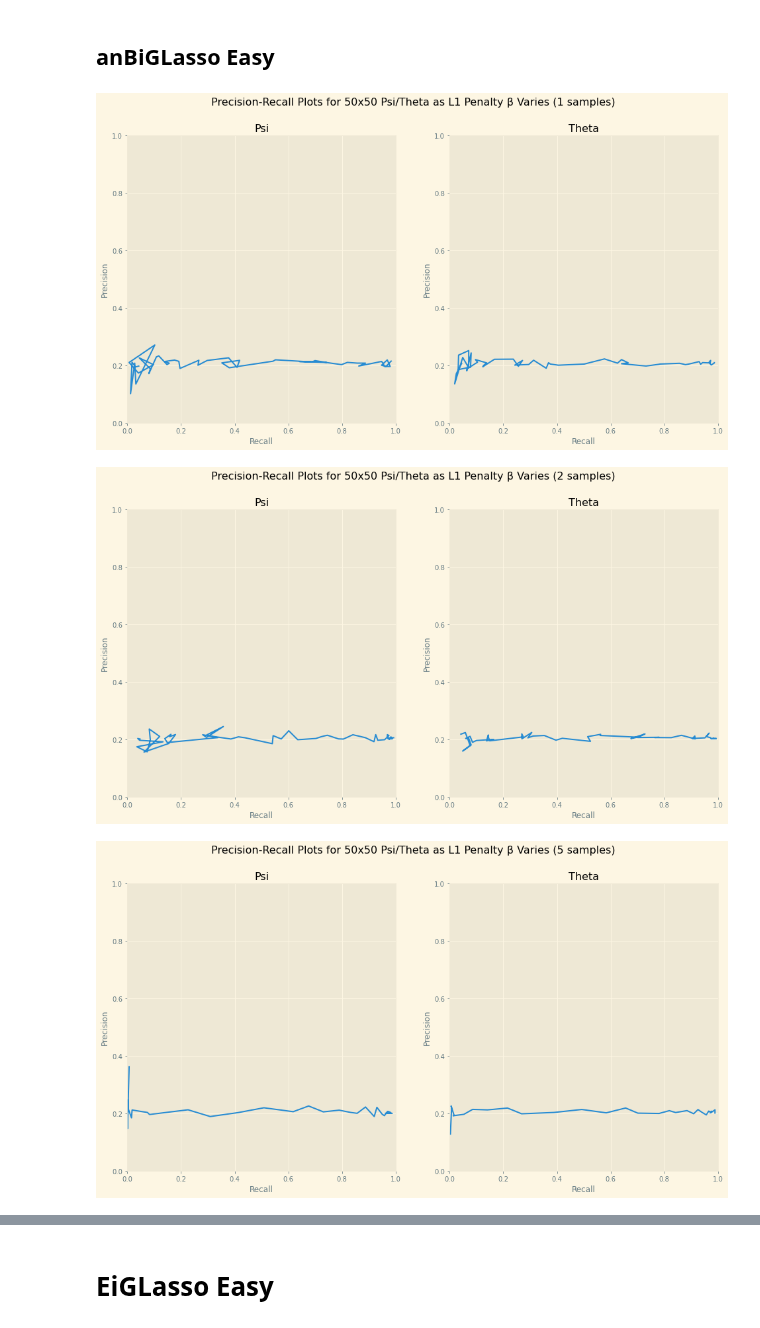
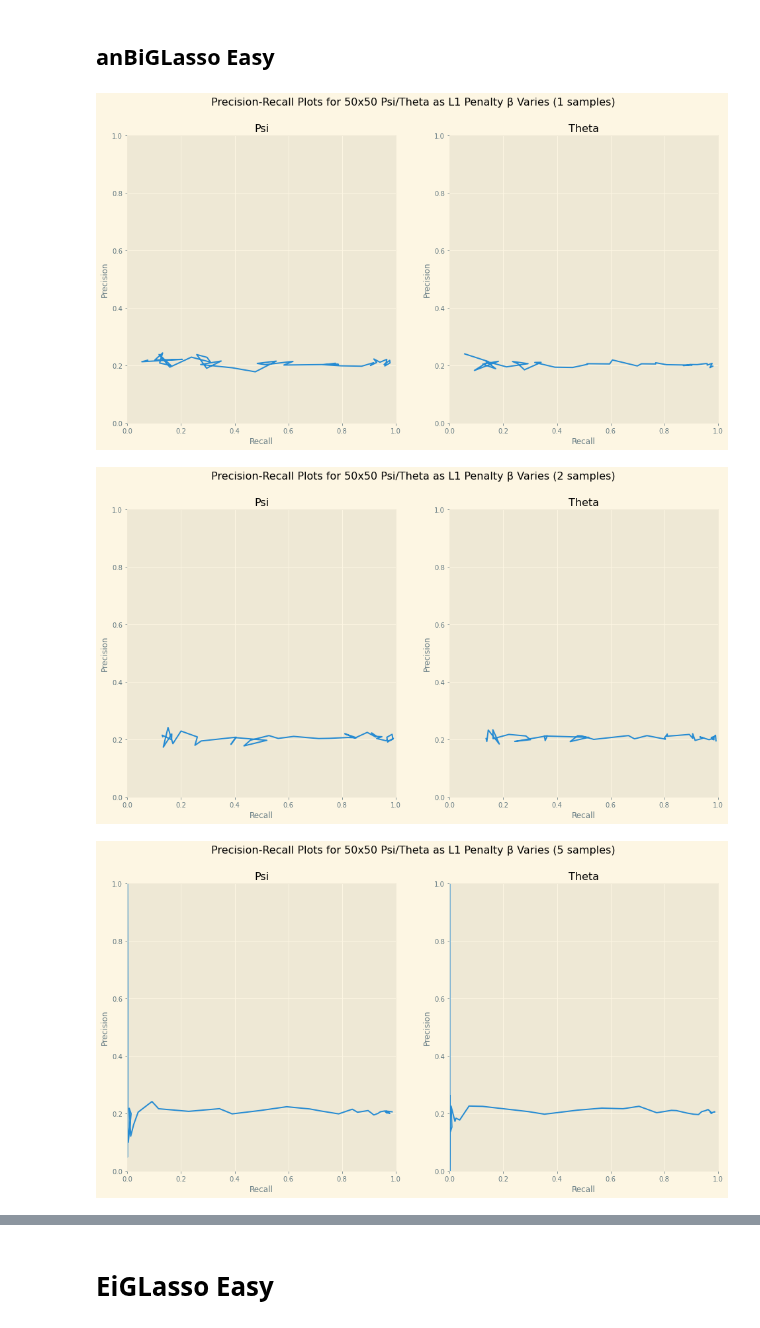
Before and after one commit to BaileyAndrew/antGLasso-Implementation, a Jupyter notebook: Python Implementation/Notebooks/compare_samples.ipynb, the cells around one changed output, grey strips where cells are left out. Drawn from its saved outputs; the diff is of its cells as text; code cells hidden in the pictures.

```diff
--- a/Python Implementation/Notebooks/compare_samples.ipynb
+++ b/Python Implementation/Notebooks/compare_samples.ipynb
@@ -55,36 +55,36 @@ for idx, m in enumerate(samples):
 # %%
 # How does choice of betas and matrix size affect results?
 # on 'easy' data
 # =================== for scBiGLasso ================
 samples = [1, 2, 5, 10, 20, 50, 100]
 betas = [
-    10**np.arange(0, 5, 0.1), # 50
-    10**np.arange(0, 5, 0.1),
-    10**np.arange(-4, -1, 0.1),
-    10**np.arange(-4, -1, 0.1),
-    10**np.arange(-4, -1, 0.1),
-    10**np.arange(-4, -1, 0.1),
-    10**np.arange(-4, -1, 0.1)
+    10**np.arange(2, 6, 0.1), # 50
+    10**np.arange(2, 6, 0.1),
+    10**np.arange(-2, 2, 0.1),
+    10**np.arange(-4, 0, 0.1),
+    10**np.arange(-4, 0, 0.1),
+    10**np.arange(-4, 0, 0.1),
+    10**np.arange(-4, 0, 0.1)
 ]
 vary_sizes_experiment = dict({})
 for idx, m in enumerate(samples):
     fig, axs, dicts = create_precision_recall_curves(
         betas[idx],
         m,
         50,
         attempts=50,
         indices_to_highlight=[],
         alg="anBiGLasso",
         df_scale=2,
         B_approx_iters=10,
         cm_mode='Nonzero'
     )
     fig.savefig(
         f'../../Plots/Vary Samples - anBiGLasso - Easy/Precision-Recall-Vary-Samples-{m}'
     )
     display(fig) # Force figure to display NOW (`fig.show()` does not do this)
     plt.close(fig) # Suppress double-displaying the figure
 # %% [output]
-[figure, old version]
+[figure, new version]
-[figure, old version]
+[figure, new version]
-[figure, old version]
+[figure, new version]
```
Also changed, not shown: parts of 1 cell of this notebook, 16 other files.
